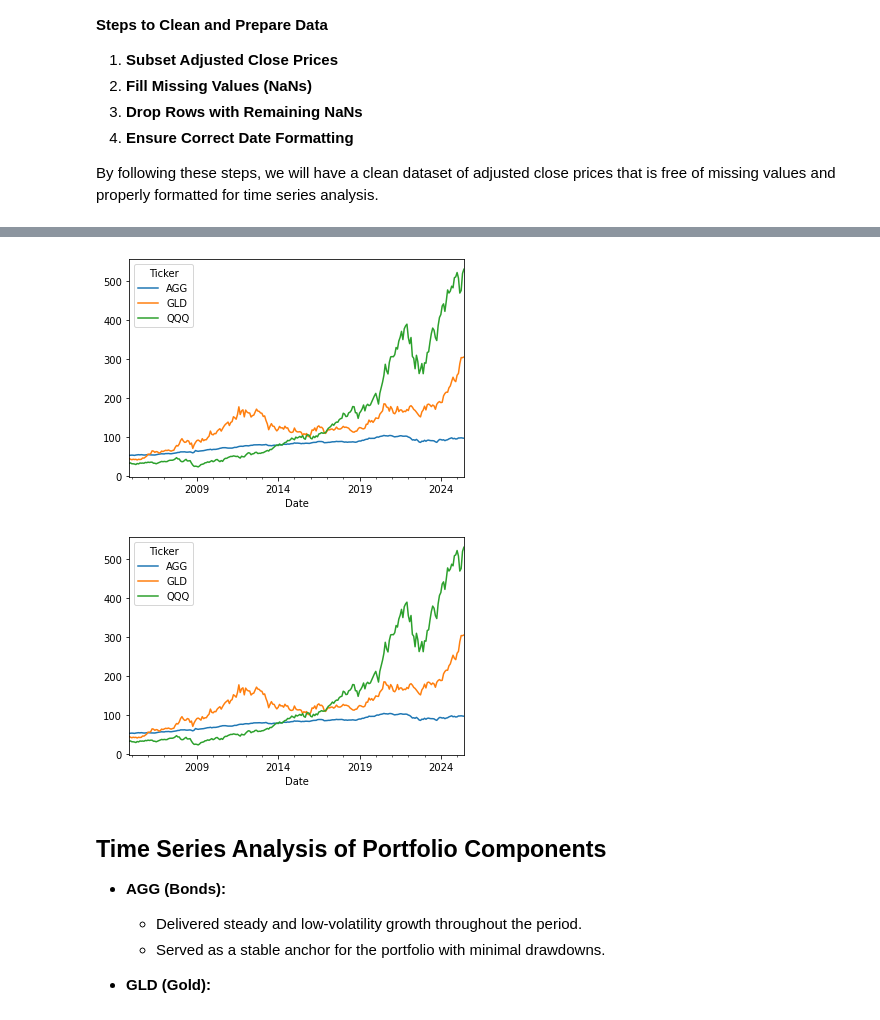
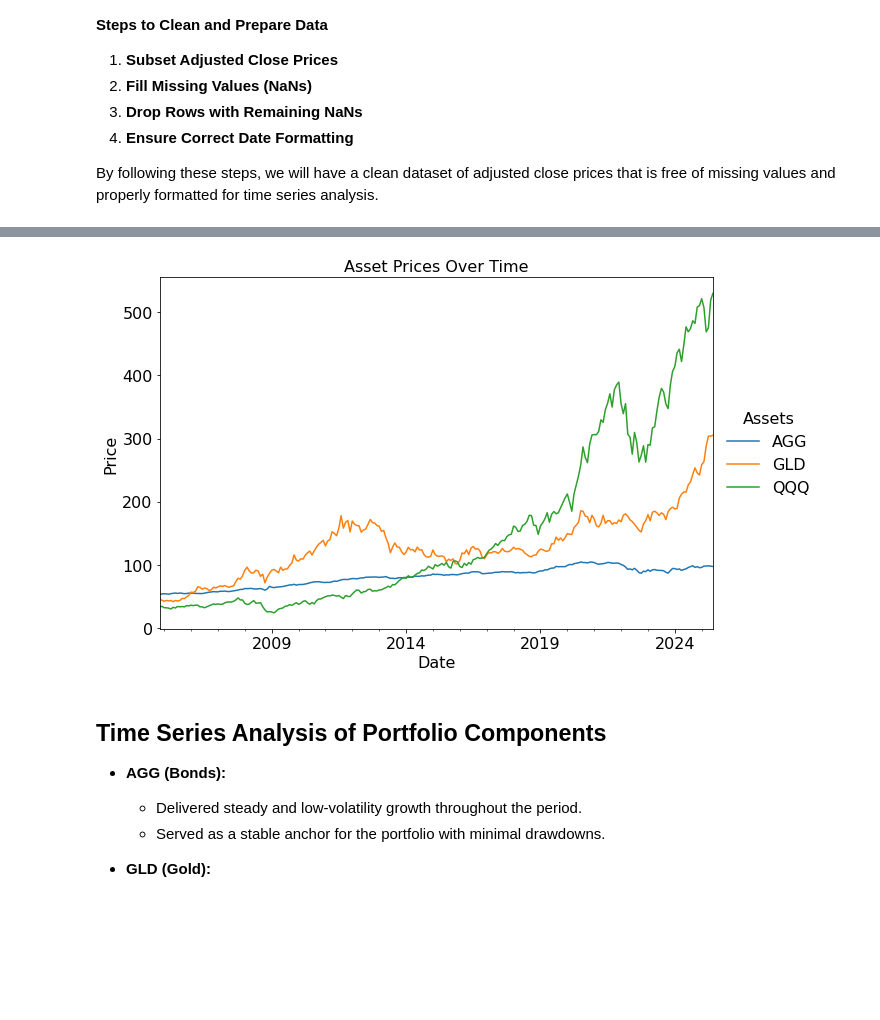
Before and after one commit to sharan-naribole/finance-returns-backtesting, a Jupyter notebook: Project/Project.ipynb, the cells around one changed output, grey strips where cells are left out. Saved outputs shown, nothing was run; the diff lists cells and outputs as text; code cells hidden in the pictures; blank space fills up the shorter version.

Commit message:
Improve plots

```diff
--- a/Project/Project.ipynb
+++ b/Project/Project.ipynb
@@ -133,15 +133,29 @@ Date
 
 [248 rows x 3 columns]
 # %%
-prices.plot()
+ax = prices.plot(
+    figsize=(12, 6)
+)
+
+ax.set_title("Asset Prices Over Time", fontsize=16)
+ax.set_xlabel("Date", fontsize=16)
+ax.set_ylabel("Price", fontsize=16)
+ax.tick_params(axis='both', labelsize=16)
+
+# Move legend outside plot (to the right)
+ax.legend(
+    loc='center left',
+    bbox_to_anchor=(1.0, 0.5),
+    title='Assets',
+    fontsize=16,
+    title_fontsize=16,
+    frameon=False  # Optional: set to True if you want a box
+)
+
+plt.tight_layout(rect=[0, 0, 0.85, 1])  # Adjust space for legend
 plt.show()
 # %% [output]
-[figure, old version]
+[figure, new version]
-# %%
-prices.plot()
-plt.show()
-# %% [output]
-[figure, removed]
 # %% [markdown]
 ## Time Series Analysis of Portfolio Components
 
```
Also changed, not shown: parts of 21 cells of this notebook.
